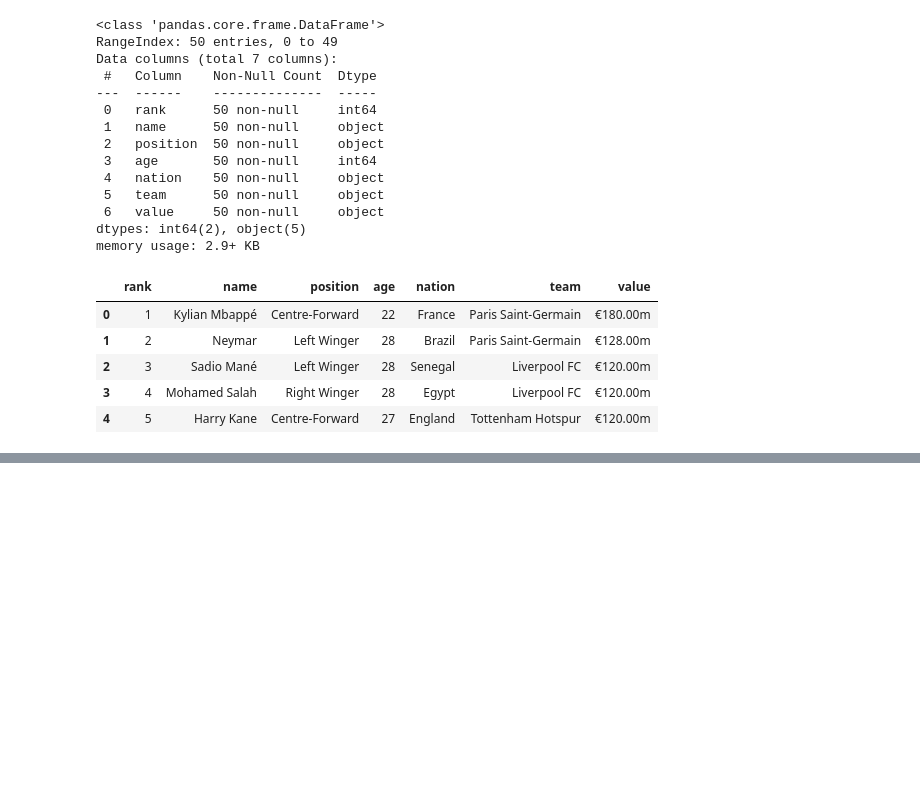
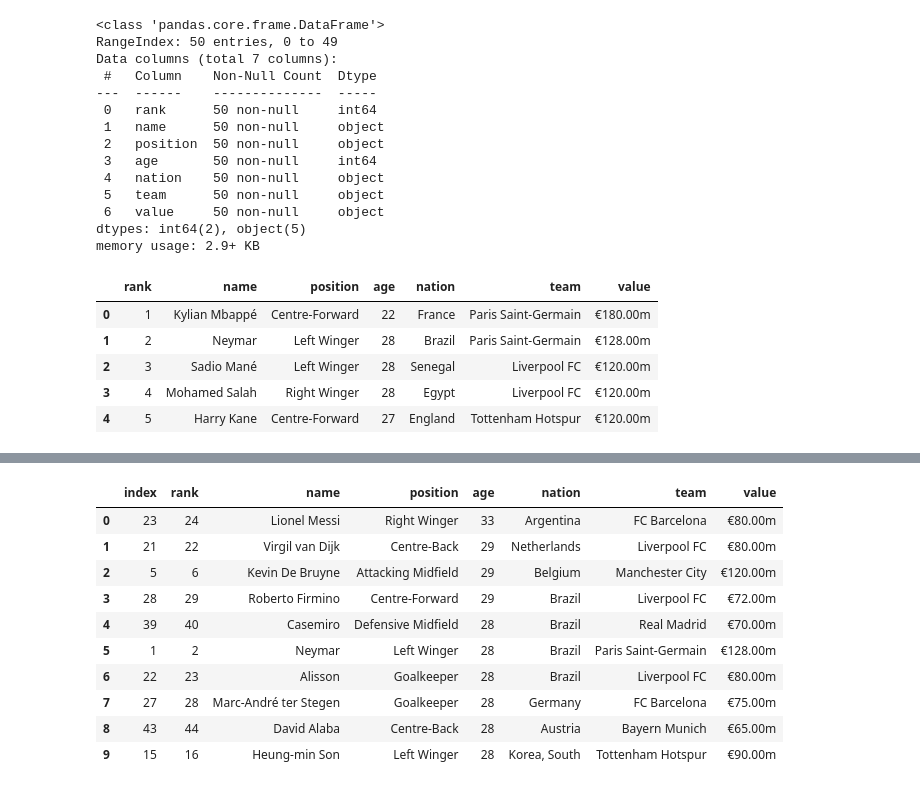
Before and after one commit to diligejy/python_analysis, a Jupyter notebook: soccer_player_value_analysis/Pandas_with_player50.ipynb, the cells around one changed output, grey strips where cells are left out. Drawn from its saved outputs; the diff is of its cells as text; code cells hidden in the pictures; blank space fills up the shorter version.

```diff
--- a/soccer_player_value_analysis/Pandas_with_player50.ipynb
+++ b/soccer_player_value_analysis/Pandas_with_player50.ipynb
@@ -44,0 +167,16 @@ df.head()
+# %%
+# sort_values로 정렬하기 df.sort_values(컬럼이름)
+# 나이 많은 선수 10명 보여주기
+df.sort_values(by='age', ascending = False)[:10].reset_index()
+# %% [output]
+|  | index | rank | name | position | age | nation | team | value |
+| 0 | 23 | 24 | Lionel Messi | Right Winger | 33 | Argentina | FC Barcelona | €80.00m |
+| 1 | 21 | 22 | Virgil van Dijk | Centre-Back | 29 | Netherlands | Liverpool FC | €80.00m |
+| 2 | 5 | 6 | Kevin De Bruyne | Attacking Midfield | 29 | Belgium | Manchester City | €120.00m |
+| 3 | 28 | 29 | Roberto Firmino | Centre-Forward | 29 | Brazil | Liverpool FC | €72.00m |
+| 4 | 39 | 40 | Casemiro | Defensive Midfield | 28 | Brazil | Real Madrid | €70.00m |
+| 5 | 1 | 2 | Neymar | Left Winger | 28 | Brazil | Paris Saint-Germain | €128.00m |
+| 6 | 22 | 23 | Alisson | Goalkeeper | 28 | Brazil | Liverpool FC | €80.00m |
+| 7 | 27 | 28 | Marc-André ter Stegen | Goalkeeper | 28 | Germany | FC Barcelona | €75.00m |
+| 8 | 43 | 44 | David Alaba | Centre-Back | 28 | Austria | Bayern Munich | €65.00m |
+| 9 | 15 | 16 | Heung-min Son | Left Winger | 28 | Korea, South | Tottenham Hotspur | €90.00m |
```
Also changed, not shown: parts of 38 cells of this notebook.
